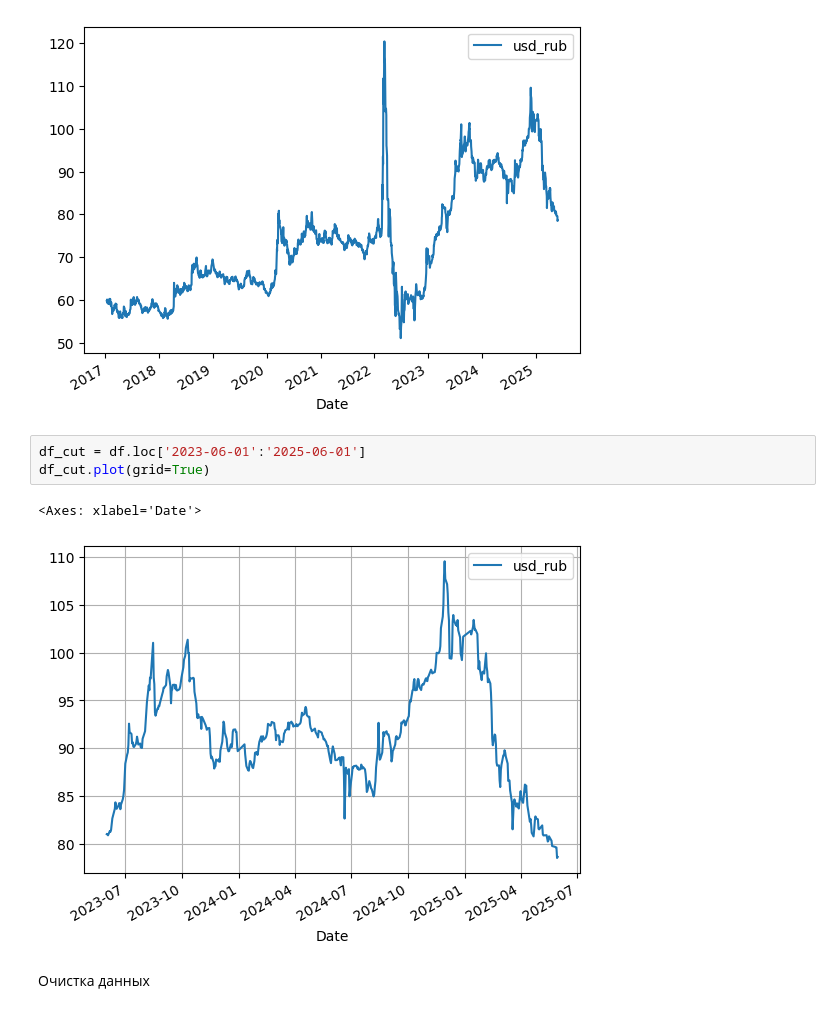
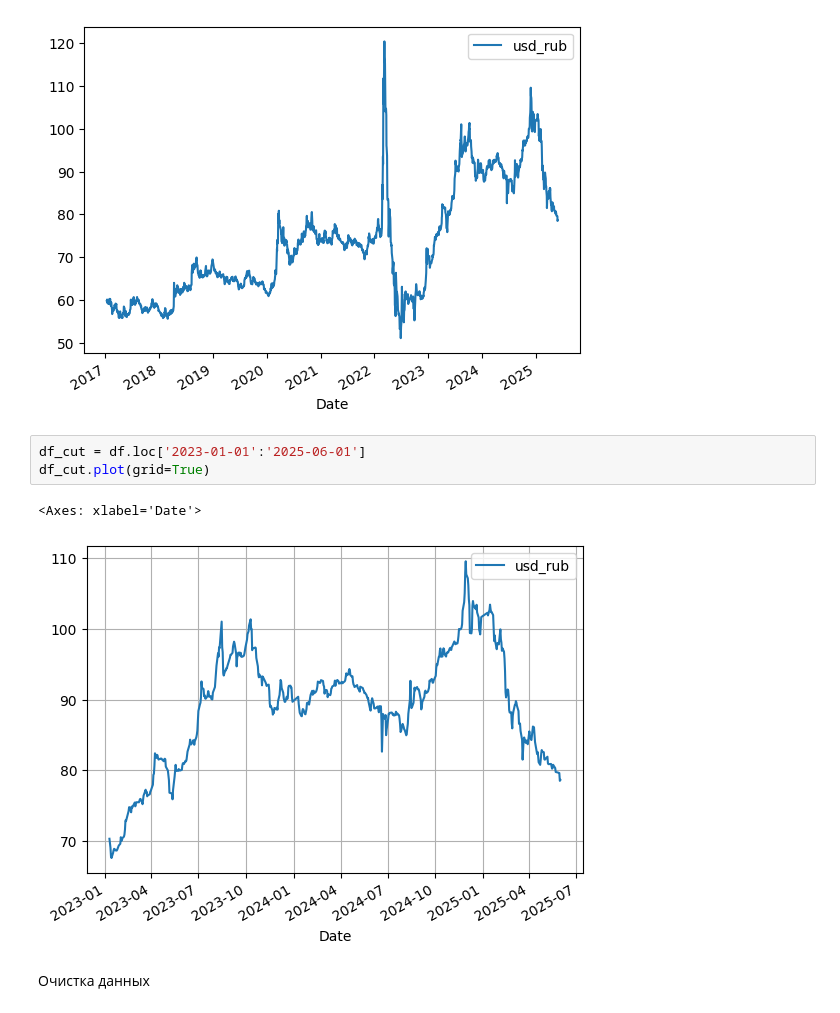
Before and after one commit to OspaNY/usd_to_rub_analysis, a Jupyter notebook: main.ipynb, the cells around one changed output. Saved outputs shown, nothing was run; the diff lists cells and outputs as text.

```diff
--- a/main.ipynb
+++ b/main.ipynb
@@ -58,11 +58,11 @@ df.plot()
 <Axes: xlabel='Date'>
 [figure]
 # %%
-df_cut = df.loc['2023-06-01':'2025-06-01']
+df_cut = df.loc['2023-01-01':'2025-06-01']
 df_cut.plot(grid=True)
 # %% [output]
 <Axes: xlabel='Date'>
-[figure, old version]
+[figure, new version]
 # %% [markdown]
 Очистка данных
 # %%
```
Also changed, not shown: parts of 30 cells of this notebook, 1 other file.
